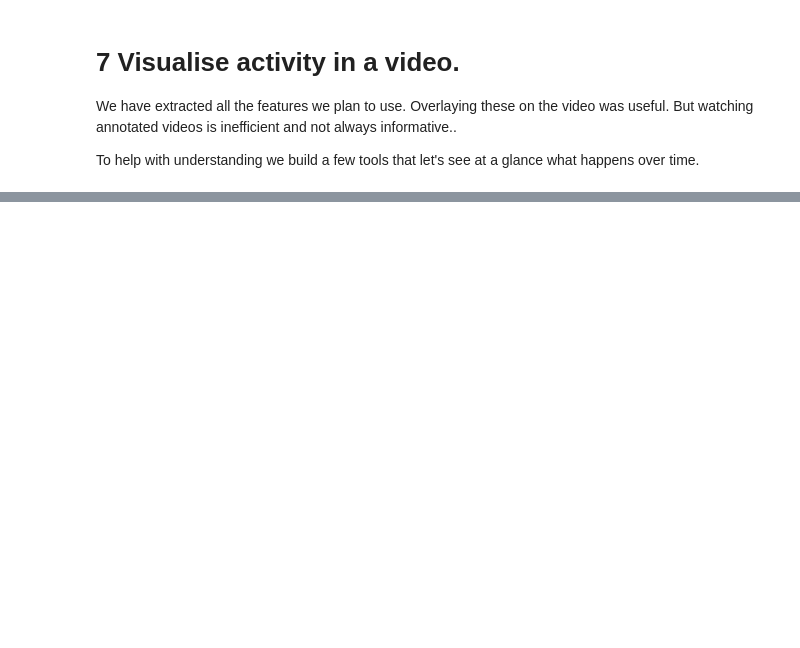
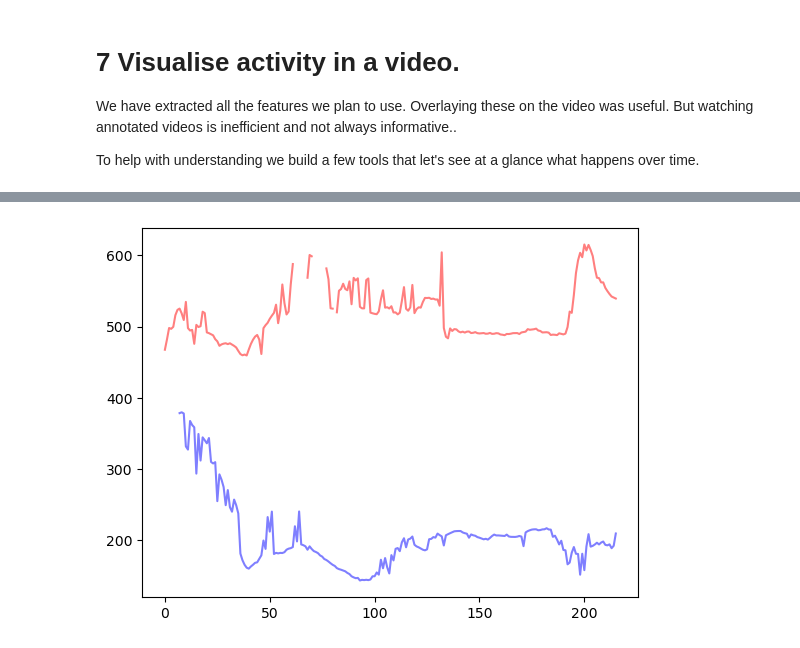
Before and after one commit to InfantLab/VideoAnnotator, a Jupyter notebook: code/07_ca_visualise_data.ipynb, the cells around one changed output, grey strips where cells are left out. Saved outputs shown, nothing was run; the diff lists cells and outputs as text; code cells hidden in the pictures; blank space fills up the shorter version.

Commit message:
very basic timeseries plotting

```diff
--- a/code/07_ca_visualise_data.ipynb
+++ b/code/07_ca_visualise_data.ipynb
@@ -51,0 +19,15 @@ def fib(n):
+# %%
+videos_in = r"..\LookitLaughter.test"
+data_out = r"..\data\1_interim"
+videos_out = r"..\data\2_final"
+
+#a couple of files for testing
+VIDEO_FILE  = os.path.join(videos_in, "2UWdXP.joke1.rep2.take1.Peekaboo.mp4")
+VIDEO_FILE2 = os.path.join(videos_in, "2UWdXP.joke2.rep1.take1.NomNomNom.mp4")
+AUDIO_FILE = os.path.join(data_out, "2UWdXP.joke1.rep2.take1.Peekaboo.wav")
+SPEECH_FILE = os.path.join(data_out, "2UWdXP.joke1.rep2.take1.Peekaboo.json")
+
+testset = [VIDEO_FILE, VIDEO_FILE2]
+
+processedvideos = utils.getprocessedvideos(data_out)
+processedvideos.head()
@@ -51,0 +46,16 @@ def fib(n):
+# %%
+keypoints = utils.readKeyPointsFromCSV(processedvideos,VIDEO_FILE)
+# %%
+#this bit of pandas magic calculates average x and y for all the rows.
+
+keypoints[["cogx","cogy"]] = keypoints.apply(lambda row: calcs.rowcogs(row.iloc[8:59]), axis=1, result_type='expand')
+# %%
+child = keypoints[keypoints["person"]=="child"]
+adult = keypoints[keypoints["person"]=="adult"]
+
+#a plot of child's centre of gravity frame by frame
+childplot = plt.plot(child["frame"], child["cogx"], c="red", alpha=0.5)
+## add line of adult's centre of gravity
+adultplot = plt.plot(adult["frame"], adult["cogx"], c="blue", alpha=0.5)
+# %% [output]
+[figure, added]
```
Also changed, not shown: parts of 8 cells of this notebook, 7 other files.
